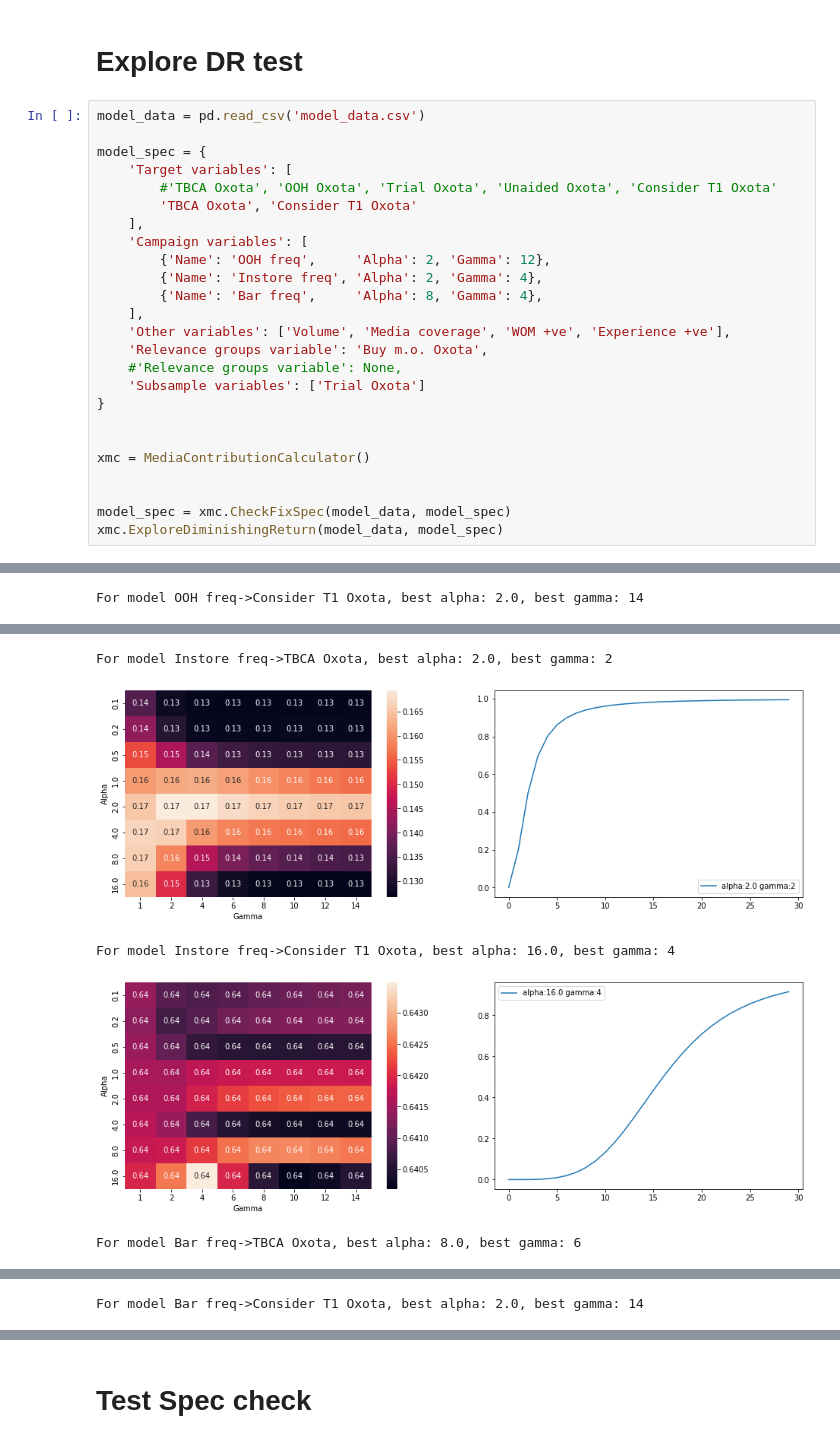
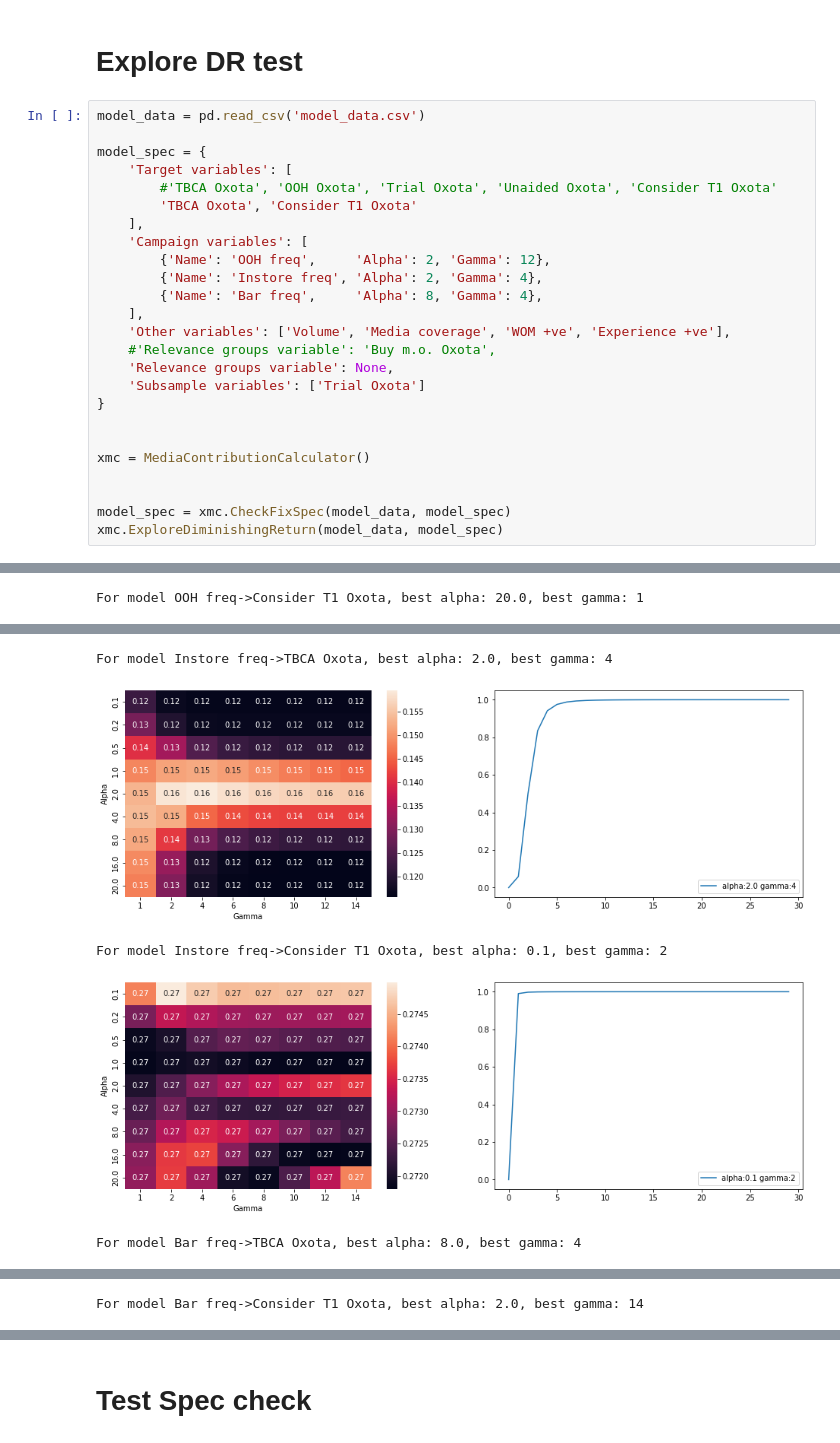
Before and after one commit to woskxmcnvb/XMedia, a Jupyter notebook: main_working_file.ipynb, the cells around one changed output, grey strips where cells are left out. Saved outputs shown, nothing was run; the diff lists cells and outputs as text.

```diff
--- a/main_working_file.ipynb
+++ b/main_working_file.ipynb
@@ -119,8 +119,8 @@ model_spec = {
         {'Name': 'Bar freq',     'Alpha': 8, 'Gamma': 4},
     ],
     'Other variables': ['Volume', 'Media coverage', 'WOM +ve', 'Experience +ve'],
-    'Relevance groups variable': 'Buy m.o. Oxota',
-    #'Relevance groups variable': None,
+    #'Relevance groups variable': 'Buy m.o. Oxota',
+    'Relevance groups variable': None,
     'Subsample variables': ['Trial Oxota']
 }
 
@@ -136 +136 @@ For model OOH freq->TBCA Oxota, best alpha: 8.0, best gamma: 8
-For model OOH freq->Consider T1 Oxota, best alpha: 2.0, best gamma: 14
+For model OOH freq->Consider T1 Oxota, best alpha: 20.0, best gamma: 1
@@ -138,5 +138,5 @@ For model OOH freq->Consider T1 Oxota, best alpha: 2.0, best gamma: 14
-For model Instore freq->TBCA Oxota, best alpha: 2.0, best gamma: 2
+For model Instore freq->TBCA Oxota, best alpha: 2.0, best gamma: 4
-[figure, old version]
+[figure, new version]
-For model Instore freq->Consider T1 Oxota, best alpha: 16.0, best gamma: 4
+For model Instore freq->Consider T1 Oxota, best alpha: 0.1, best gamma: 2
-[figure, old version]
+[figure, new version]
-For model Bar freq->TBCA Oxota, best alpha: 8.0, best gamma: 6
+For model Bar freq->TBCA Oxota, best alpha: 8.0, best gamma: 4
```
Also changed, not shown: parts of 1 cell of this notebook, 7 other files.
